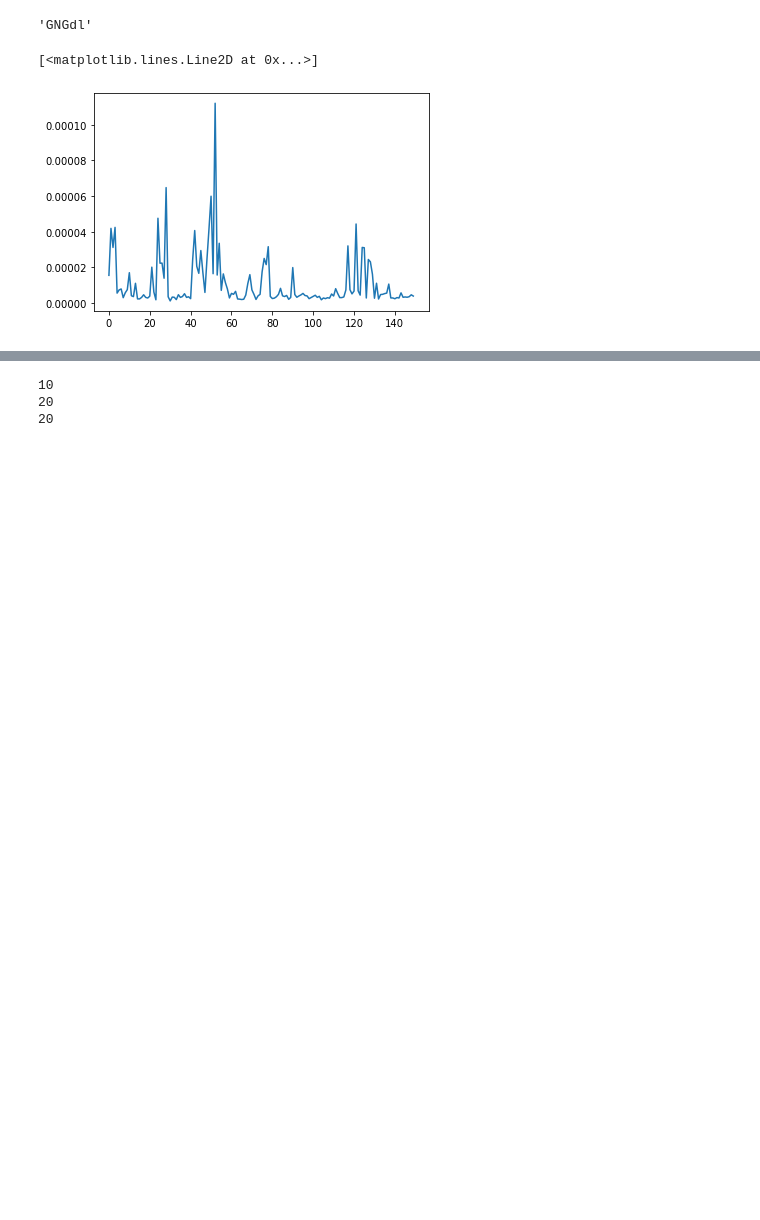
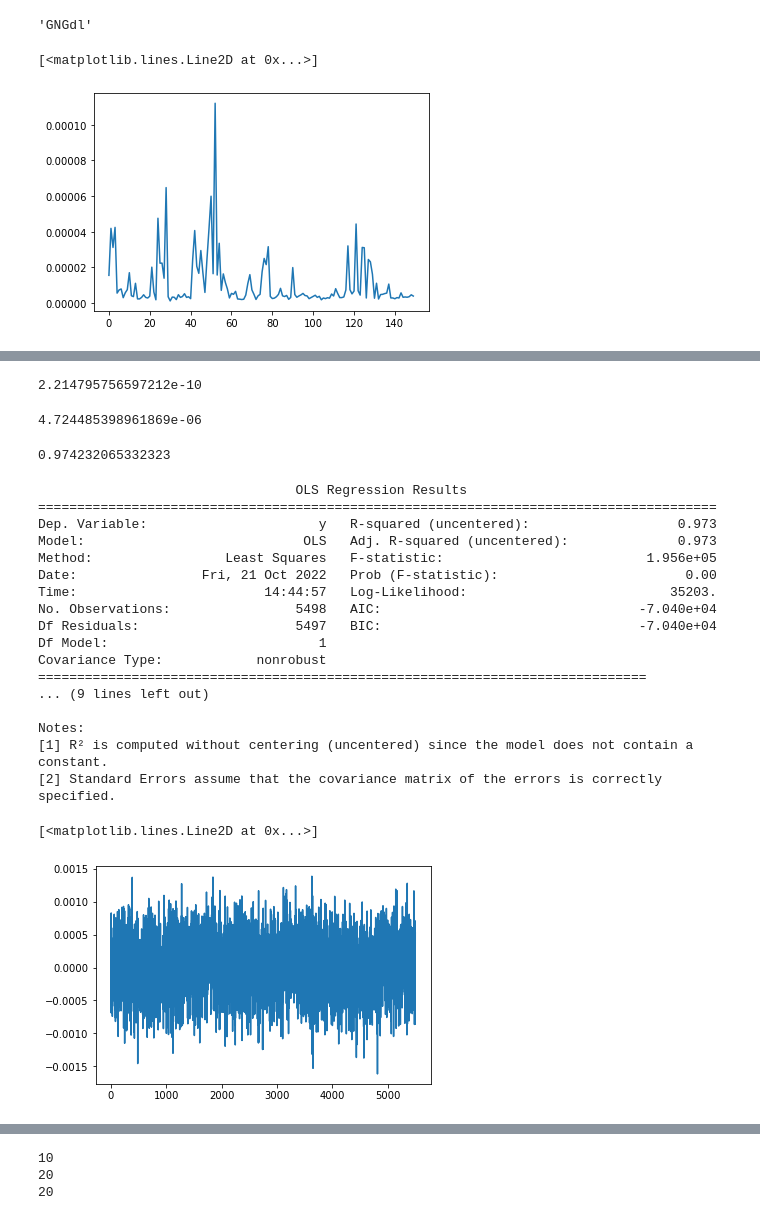
Before and after one commit to sophie63/Aimon2022, a Jupyter notebook: Connectome_build_and_save.ipynb, the cells around one changed output, grey strips where cells are left out. Drawn from its saved outputs; the diff is of its cells as text; code cells hidden in the pictures; blank space fills up the shorter version.

```diff
--- a/Connectome_build_and_save.ipynb
+++ b/Connectome_build_and_save.ipynb
@@ -643,0 +673,14 @@ plt.plot(TSm+0.008)
+# %%
+TStestpca=pd.DataFrame(np.array([TSpcaa,TSpcab]).T)
+test_result =grangercausalitytests(TStestpca, maxlag=2, verbose=False)
+test_result[1][0]['ssr_chi2test'][1]
+#test_result[1][0]['ssr_chi2test'][0]
+# %% [output]
+2.214795756597212e-10
+# %%
+TStestpca=pd.DataFrame(np.array([TSpcab,TSpcaa]).T)
+test_result =grangercausalitytests(TStestpca, maxlag=2, verbose=False)
+test_result[1][0]['ssr_chi2test'][1]
+#test_result[1][0]['ssr_chi2test'][0]
+# %% [output]
+4.724485398961869e-06
@@ -643,0 +691,30 @@ plt.plot(TSm+0.008)
+# %%
+res.params[0]
+# %% [output]
+0.974232065332323
+# %%
+mod = sm.OLS(TSm, TSmnoise)
+res = mod.fit()
+print(res.summary())
+TSa=TSm-res.params[0]*TSmnoise
+plt.plot(TSm-res.params[0]*TSmnoise)
+# %% [output]
+                                 OLS Regression Results
+=======================================================================================
+Dep. Variable:                      y   R-squared (uncentered):                   0.973
+Model:                            OLS   Adj. R-squared (uncentered):              0.973
+Method:                 Least Squares   F-statistic:                          1.956e+05
+Date:                Fri, 21 Oct 2022   Prob (F-statistic):                        0.00
+Time:                        14:44:57   Log-Likelihood:                          35203.
+No. Observations:                5498   AIC:                                 -7.040e+04
+Df Residuals:                    5497   BIC:                                 -7.040e+04
+Df Model:                           1
+Covariance Type:            nonrobust
+==============================================================================
+... (9 lines left out)
+
+Notes:
+[1] R² is computed without centering (uncentered) since the model does not contain a constant.
+[2] Standard Errors assume that the covariance matrix of the errors is correctly specified.
+[<matplotlib.lines.Line2D at 0x...>]
+[figure, added]
```
Also changed, not shown: parts of 20 cells of this notebook, 2 other files.
